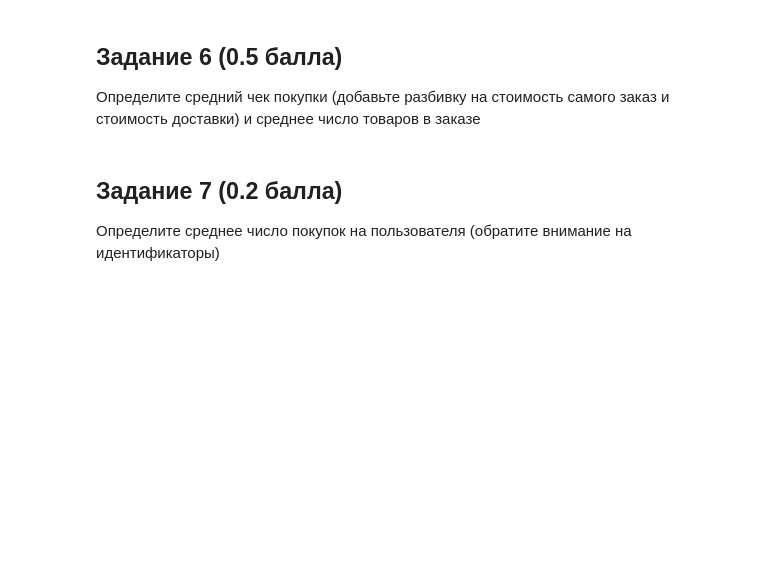
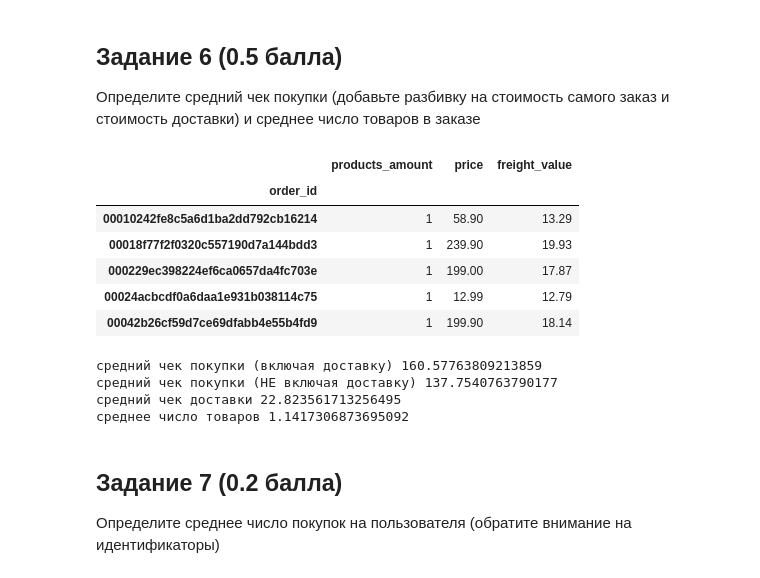
Before and after one commit to myramystin/Deep_Python, a Jupyter notebook: Homeworks/Homework_1/HW_1_Python.ipynb, the cells around one changed output. Saved outputs shown, nothing was run; the diff lists cells and outputs as text; code cells hidden in the pictures; blank space fills up the shorter version.

```diff
--- a/Homeworks/Homework_1/HW_1_Python.ipynb
+++ b/Homeworks/Homework_1/HW_1_Python.ipynb
@@ -260,6 +262,28 @@ fig3.show()
 ## Задание 6 (0.5 балла)
 
 Определите средний чек покупки (добавьте разбивку на стоимость самого заказ и стоимость доставки) и среднее число товаров в заказе
+# %%
+mean_amount = order_items.groupby("order_id").agg({"product_id" : "count", "price" :"sum", "freight_value":"sum"})
+mean_amount = mean_amount.rename(columns={"product_id":"products_amount"})
+mean_amount.head()
+# %% [output]
+|  | products_amount | price | freight_value |
+| order_id |  |  |  |
+| 00010242fe8c5a6d1ba2dd792cb16214 | 1 | 58.90 | 13.29 |
+| 00018f77f2f0320c557190d7a144bdd3 | 1 | 239.90 | 19.93 |
+| 000229ec398224ef6ca0657da4fc703e | 1 | 199.00 | 17.87 |
+| 00024acbcdf0a6daa1e931b038114c75 | 1 | 12.99 | 12.79 |
+| 00042b26cf59d7ce69dfabb4e55b4fd9 | 1 | 199.90 | 18.14 |
+# %%
+print("средний чек покупки (включая доставку)", (mean_amount["price"] + mean_amount["freight_value"]).mean())
+print("средний чек покупки (НЕ включая доставку)", mean_amount["price"].mean())
+print("средний чек доставки", mean_amount["freight_value"].mean())
+print("среднее число товаров", mean_amount["products_amount"].mean())
+# %% [output]
+средний чек покупки (включая доставку) 160.57763809213859
+средний чек покупки (НЕ включая доставку) 137.7540763790177
+средний чек доставки 22.823561713256495
+среднее число товаров 1.1417306873695092
 # %% [markdown]
 ## Задание 7 (0.2 балла)
 
```
Also changed, not shown: parts of 12 cells of this notebook.
